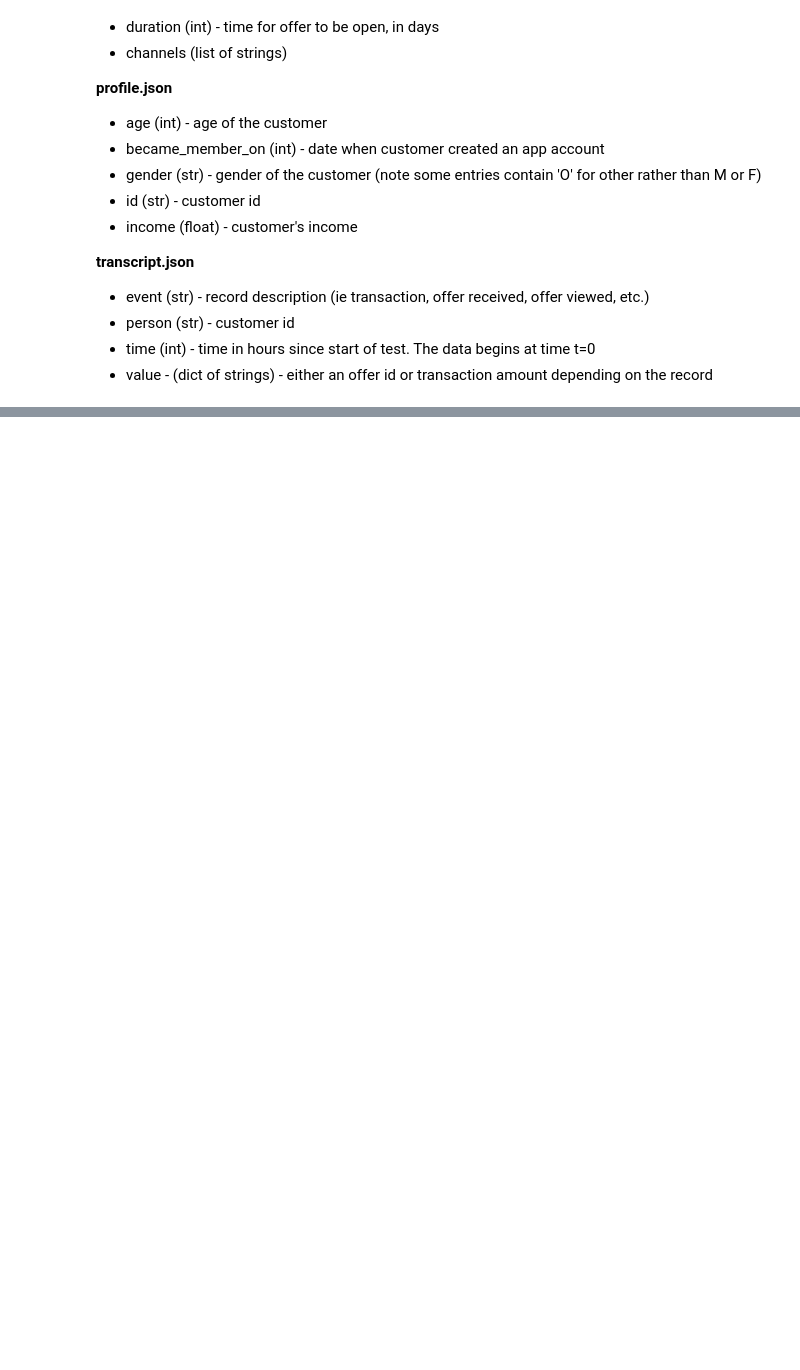
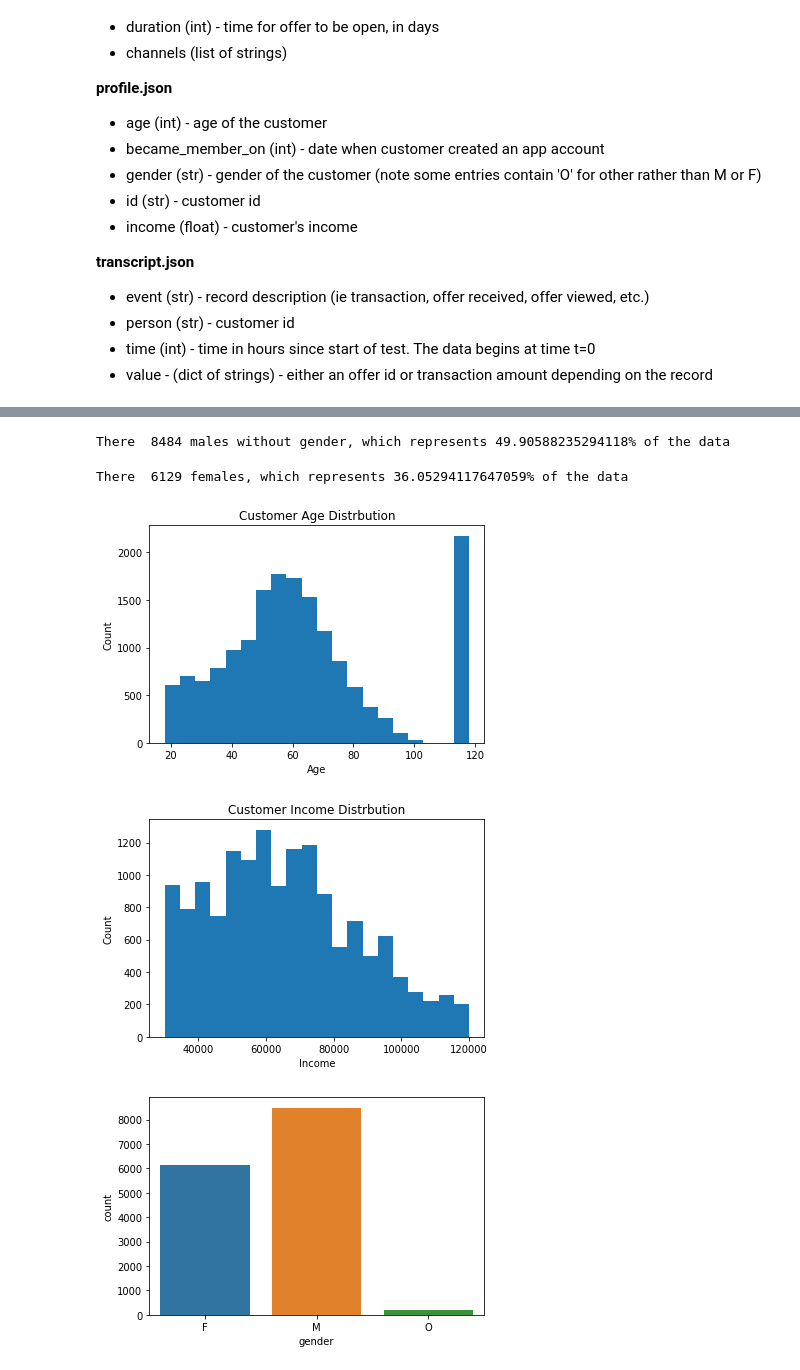
Before and after one commit to Ezeebube5/data-science-projects, a Jupyter notebook: capstone_project/Starbucks_Capstone_notebook.ipynb, the cells around one changed output, grey strips where cells are left out. Drawn from its saved outputs; the diff is of its cells as text; code cells hidden in the pictures; blank space fills up the shorter version.

```diff
--- a/capstone_project/Starbucks_Capstone_notebook.ipynb
+++ b/capstone_project/Starbucks_Capstone_notebook.ipynb
@@ -82,0 +204,34 @@ transcript = pd.read_json('data/transcript.json', orient='records', lines=True)
+# %%
+males_percent = profile['gender'].value_counts()
+print("There  {} males, which represents {}% of the data".format(males_percent['M'], males_percent['M']/profile.shape[0]*100))
+# %% [output]
+There  8484 males without gender, which represents 49.90588235294118% of the data
+# %%
+females_percent = profile['gender'].value_counts()
+print("There  {} females, which represents {}% of the data".format(females_percent['F'], females_percent['F']/profile.shape[0]*100))
+# %% [output]
+There  6129 females, which represents 36.05294117647059% of the data
+# %%
+def plot_hist(data, title, xlabel, ylabel, bins=20):
+    """Plot a histogram with values passed as input."""
+    plt.hist(data, bins=bins)
+    plt.title(title)
+    plt.xlabel(xlabel)
+    plt.ylabel(ylabel)
+    plt.show()
+# %%
+def display_customer_profile():
+    '''Display customer profile with histograms'''
+
+    # Display Histogram of Customer Age
+    plot_hist(data=profile['age'], title='Customer Age Distrbution', xlabel='Age', ylabel='Count', bins=20)
+
+    # Display Histogram of Customer Income
+    plot_hist(data=profile['income'], title='Customer Income Distrbution', xlabel='Income', ylabel='Count', bins=20)
+    sns.countplot(profile['gender'])
+# %%
+display_customer_profile()
+# %% [output]
+[figure, added]
+[figure, added]
+[figure, added]
```
Also changed, not shown: parts of 76 cells of this notebook, 1 other file.
